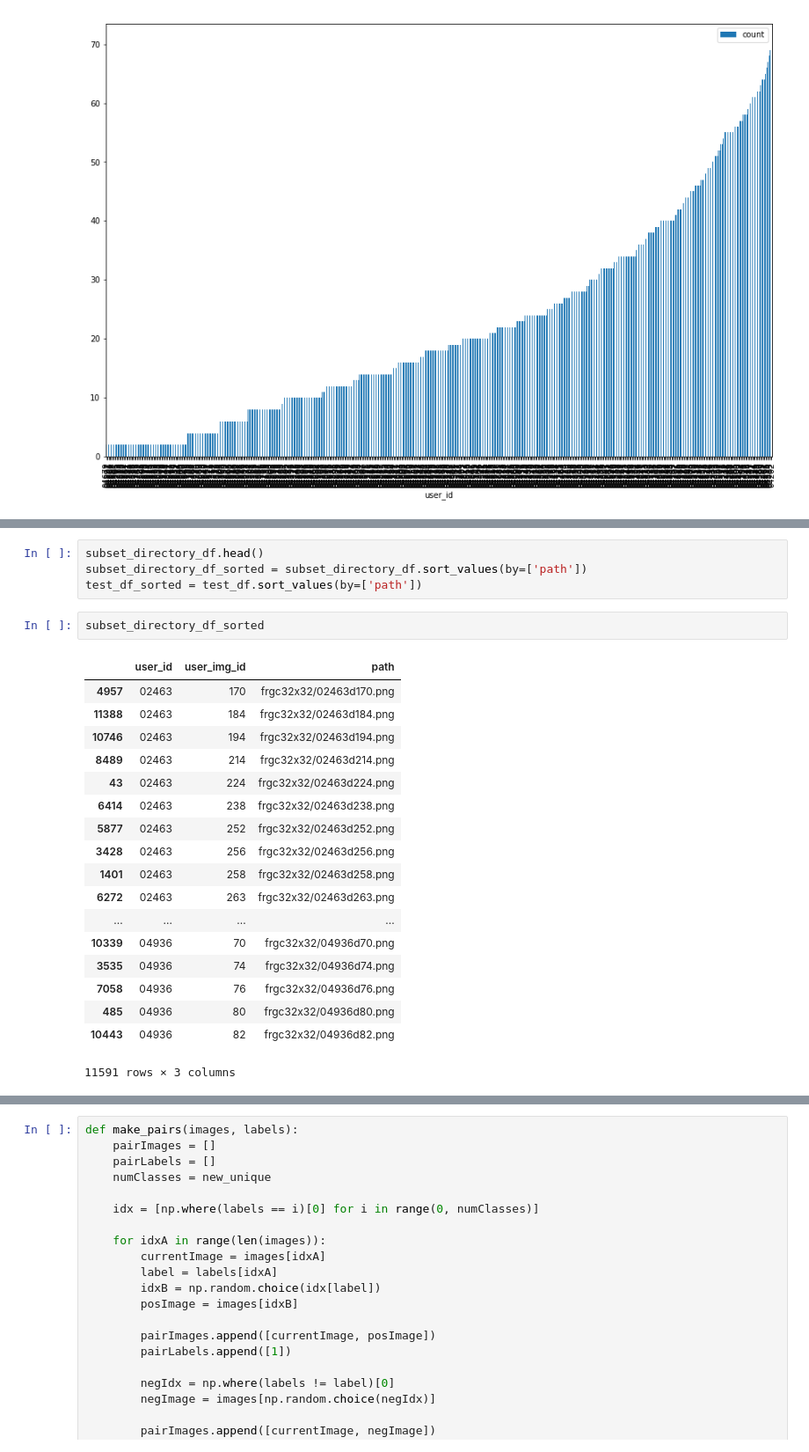
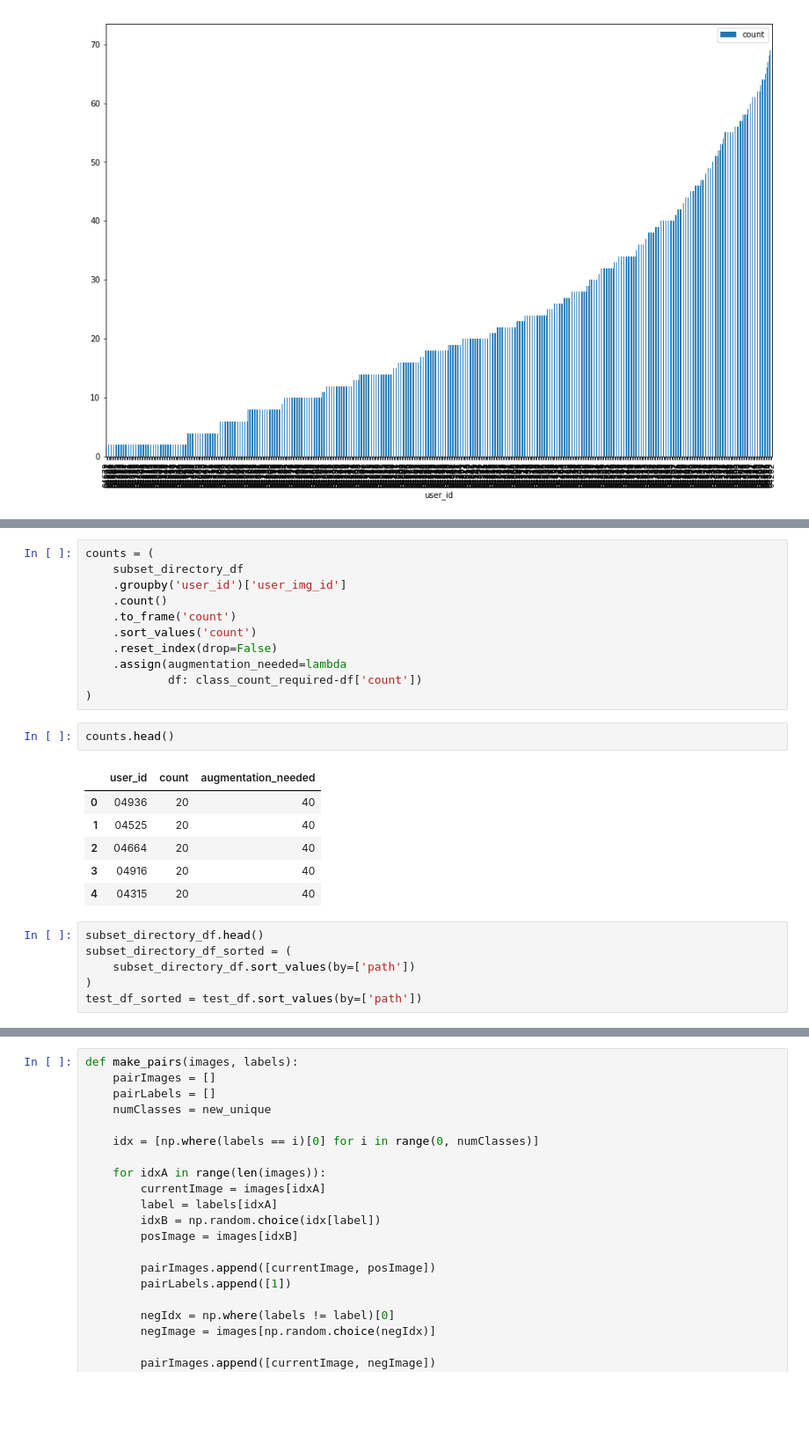
Before and after one commit to carolienbraams/Biometrics_group5, a Jupyter notebook: Case_Siamese_NN_Face_Recognition.ipynb, the cells around one changed output, grey strips where cells are left out. Shown at 88% size. Cells and saved outputs as stored; diff of their text form; blank space fills up the shorter version.

Commit message:
augmentation

```diff
--- a/Case_Siamese_NN_Face_Recognition.ipynb
+++ b/Case_Siamese_NN_Face_Recognition.ipynb
@@ -123,28 +126,29 @@ There are 152 IDS for testing
+# %%
+counts = (
+    subset_directory_df
+    .groupby('user_id')['user_img_id']
+    .count()
+    .to_frame('count')
+    .sort_values('count')
+    .reset_index(drop=False)
+    .assign(augmentation_needed=lambda
+            df: class_count_required-df['count'])
+)
+# %%
+counts.head()
+# %% [output]
+|  | user_id | count | augmentation_needed |
+| 0 | 04936 | 20 | 40 |
+| 1 | 04525 | 20 | 40 |
+| 2 | 04664 | 20 | 40 |
+| 3 | 04916 | 20 | 40 |
+| 4 | 04315 | 20 | 40 |
 # %%
 subset_directory_df.head()
-subset_directory_df_sorted = subset_directory_df.sort_values(by=['path'])
+subset_directory_df_sorted = (
+    subset_directory_df.sort_values(by=['path'])
+)
 test_df_sorted = test_df.sort_values(by=['path'])
-# %%
-subset_directory_df_sorted
-# %% [output]
-|  | user_id | user_img_id | path |
-| 4957 | 02463 | 170 | frgc32x32/02463d170.png |
-| 11388 | 02463 | 184 | frgc32x32/02463d184.png |
-| 10746 | 02463 | 194 | frgc32x32/02463d194.png |
-| 8489 | 02463 | 214 | frgc32x32/02463d214.png |
-| 43 | 02463 | 224 | frgc32x32/02463d224.png |
-| 6414 | 02463 | 238 | frgc32x32/02463d238.png |
-| 5877 | 02463 | 252 | frgc32x32/02463d252.png |
-| 3428 | 02463 | 256 | frgc32x32/02463d256.png |
-| 1401 | 02463 | 258 | frgc32x32/02463d258.png |
-| 6272 | 02463 | 263 | frgc32x32/02463d263.png |
-| ... | ... | ... | ... |
-| 10339 | 04936 | 70 | frgc32x32/04936d70.png |
-| 3535 | 04936 | 74 | frgc32x32/04936d74.png |
-| 7058 | 04936 | 76 | frgc32x32/04936d76.png |
-| 485 | 04936 | 80 | frgc32x32/04936d80.png |
-| 10443 | 04936 | 82 | frgc32x32/04936d82.png |
-11591 rows × 3 columns
 # %%
 from imgaug import augmenters as iaa
 
```
Also changed, not shown: parts of 11 cells of this notebook.
